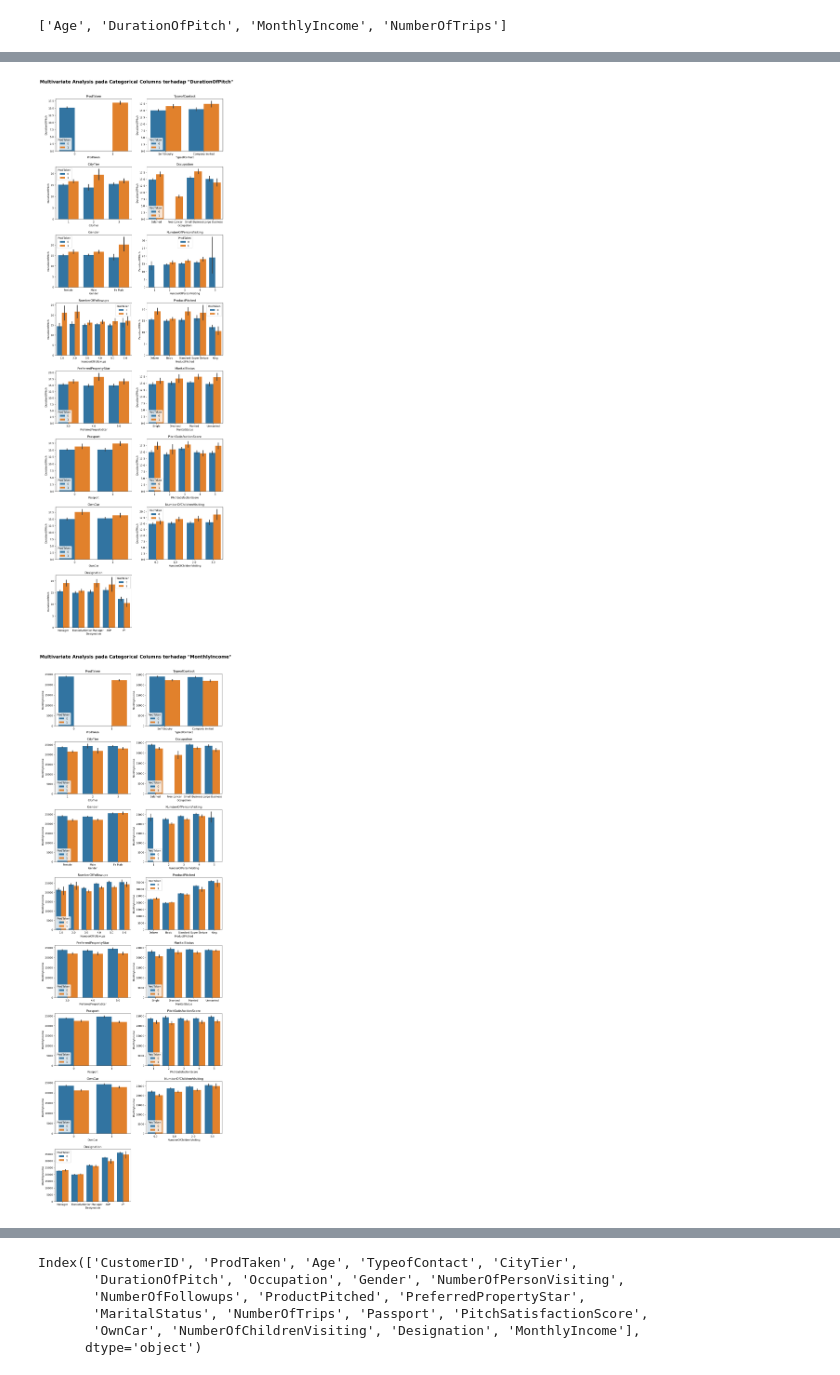
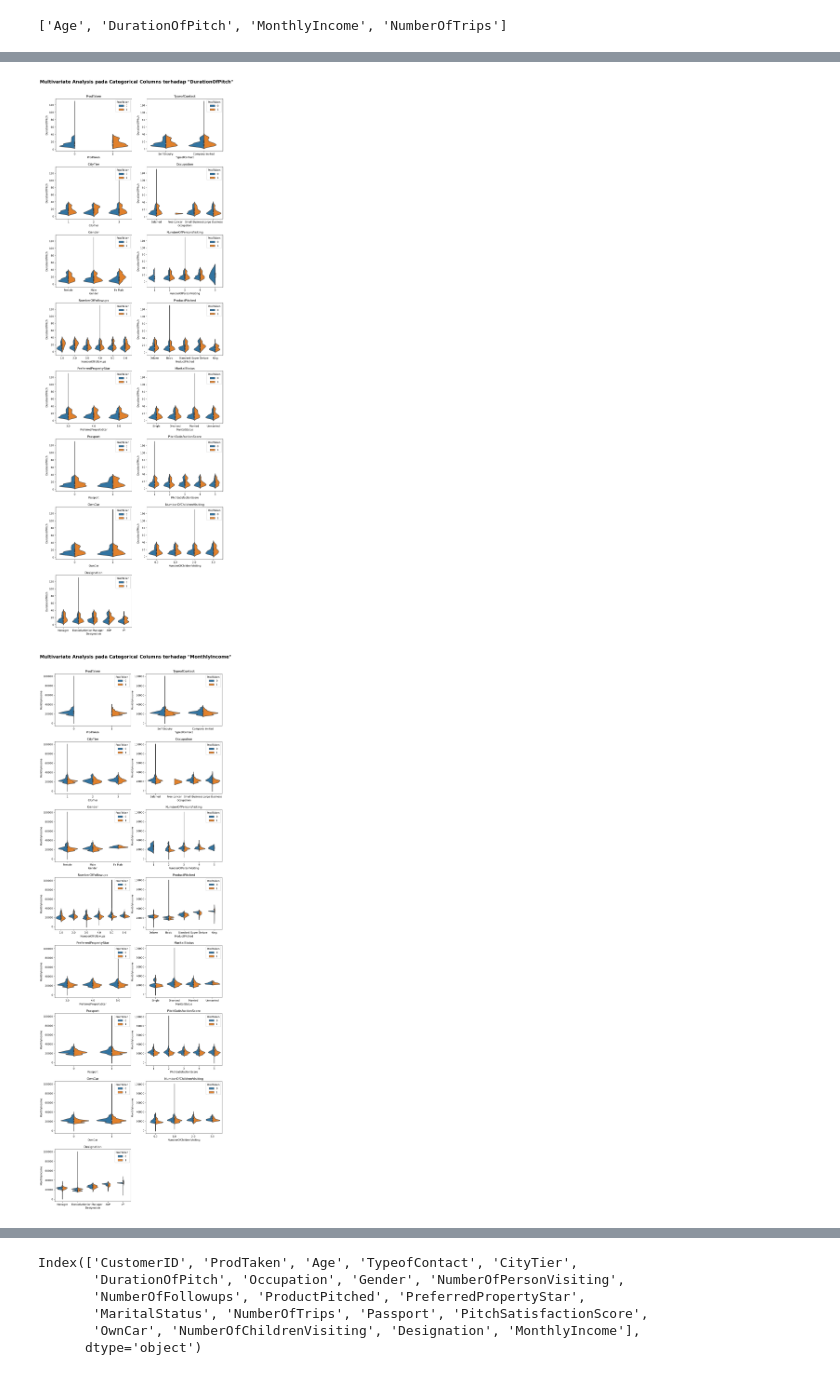
Before and after one commit to damaraira/ByteBenders, a Jupyter notebook: EDA Hadi.ipynb, the cells around one changed output, grey strips where cells are left out. Drawn from its saved outputs; the diff is of its cells as text; code cells hidden in the pictures.

```diff
--- a/EDA Hadi.ipynb
+++ b/EDA Hadi.ipynb
@@ -262,6 +262,6 @@ plt.subplots_adjust(hspace=0.3, top=0.95)
 plt.suptitle('Multivariate Analysis pada Categorical Columns terhadap "Age"', fontsize=18, fontweight='bold')
 for i in range(len(cat_cols2)):
     plt.subplot(8,2,i+1)
-    sns.barplot(x=cat_cols2[i], y=df['Age'], hue='ProdTaken', data=df)
+    sns.violinplot(x=cat_cols2[i], y=df['Age'], hue='ProdTaken', data=df, split=True)
     plt.title(cat_cols2[i])
 # %% [output]
@@ -272,17 +272,17 @@ plt.subplots_adjust(hspace=0.3, top=0.95)
 plt.suptitle('Multivariate Analysis pada Categorical Columns terhadap "DurationOfPitch"', fontsize=18, fontweight='bold')
 for i in range(len(cat_cols2)):
     plt.subplot(8,2,i+1)
-    sns.barplot(x=cat_cols2[i], y=df['DurationOfPitch'], hue='ProdTaken', data=df)
+    sns.violinplot(x=cat_cols2[i], y=df['DurationOfPitch'], hue='ProdTaken', data=df,split=True)
     plt.title(cat_cols2[i])
 # %% [output]
-[figure, old version]
+[figure, new version]
 # %%
 plt.figure(figsize=(12,35))
 plt.subplots_adjust(hspace=0.3, top=0.95)
 plt.suptitle('Multivariate Analysis pada Categorical Columns terhadap "MonthlyIncome"', fontsize=18, fontweight='bold')
 for i in range(len(cat_cols2)):
     plt.subplot(8,2,i+1)
-    sns.barplot(x=cat_cols2[i], y=df['MonthlyIncome'], hue='ProdTaken', data=df)
+    sns.violinplot(x=cat_cols2[i], y=df['MonthlyIncome'], hue='ProdTaken', data=df, split=True)
     plt.title(cat_cols2[i])
 # %% [output]
-[figure, old version]
+[figure, new version]
```
Also changed, not shown: parts of 5 cells of this notebook.
